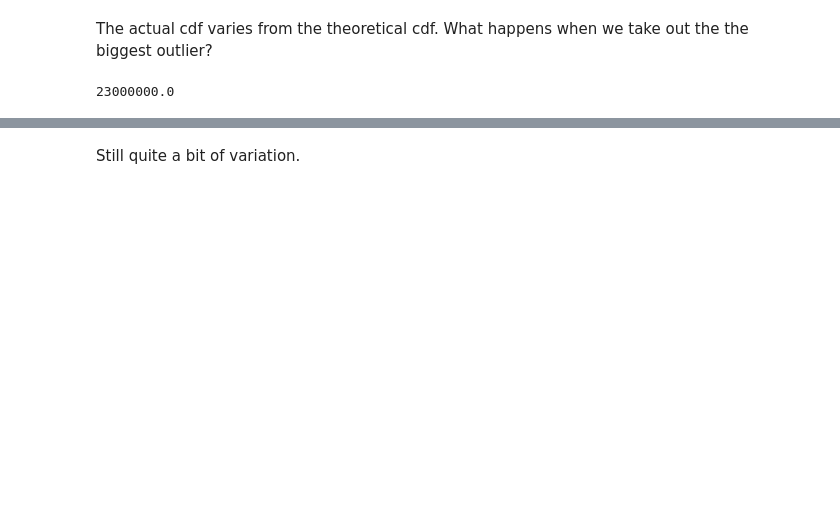
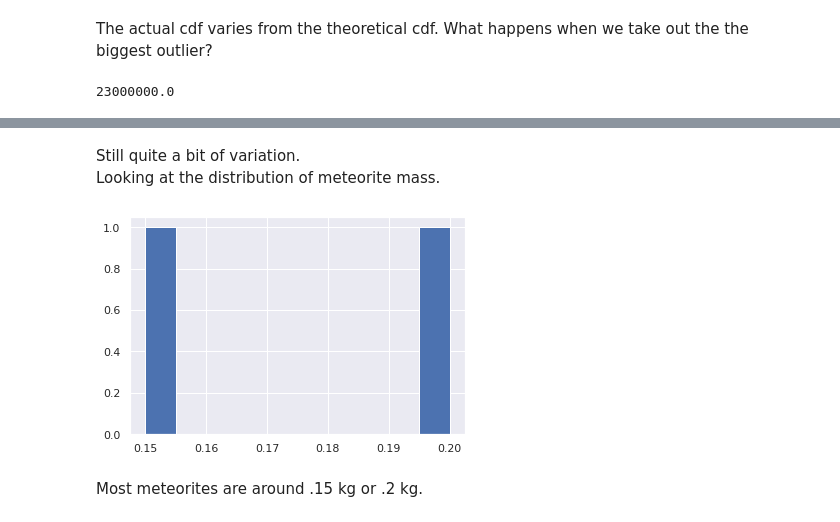
Before and after one commit to mossytreesandferns/NASAExoplanedOIL, a Jupyter notebook: Meteorites.ipynb, the cells around one changed output, grey strips where cells are left out. Cells and saved outputs as stored; diff of their text form; code cells hidden in the pictures; blank space fills up the shorter version.

```diff
--- a/Meteorites.ipynb
+++ b/Meteorites.ipynb
@@ -214,2 +210,15 @@ plt.show()
 # %% [markdown]
 Still quite a bit of variation.
+<br>
+Looking at the distribution of meteorite mass.
+# %%
+# Plotting the distribution of meteorite size
+df = df[df.mass < 1]
+import seaborn as sns
+sns.set()
+plt.hist(df.mass)
+plt.show()
+# %% [output]
+[figure, added]
+# %% [markdown]
+Most meteorites are around .15 kg or .2 kg.
```
Also changed, not shown: parts of 4 cells of this notebook.
